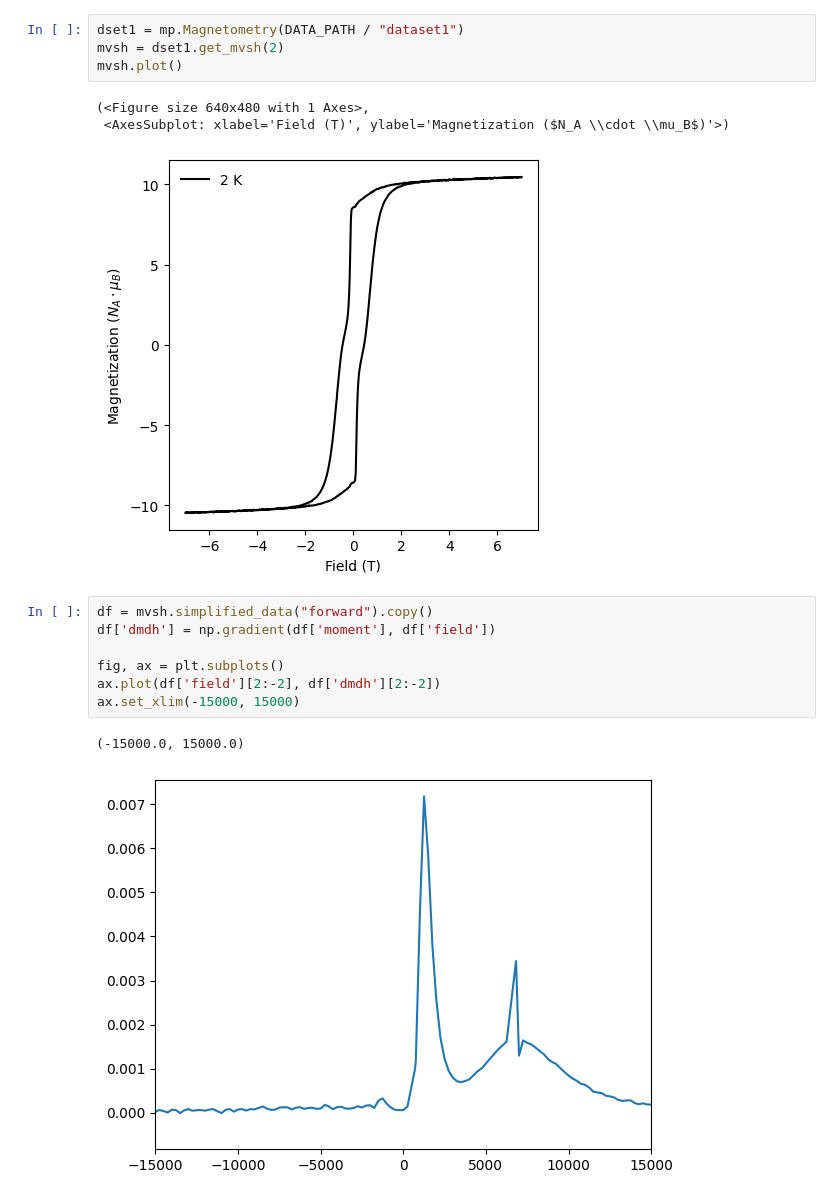
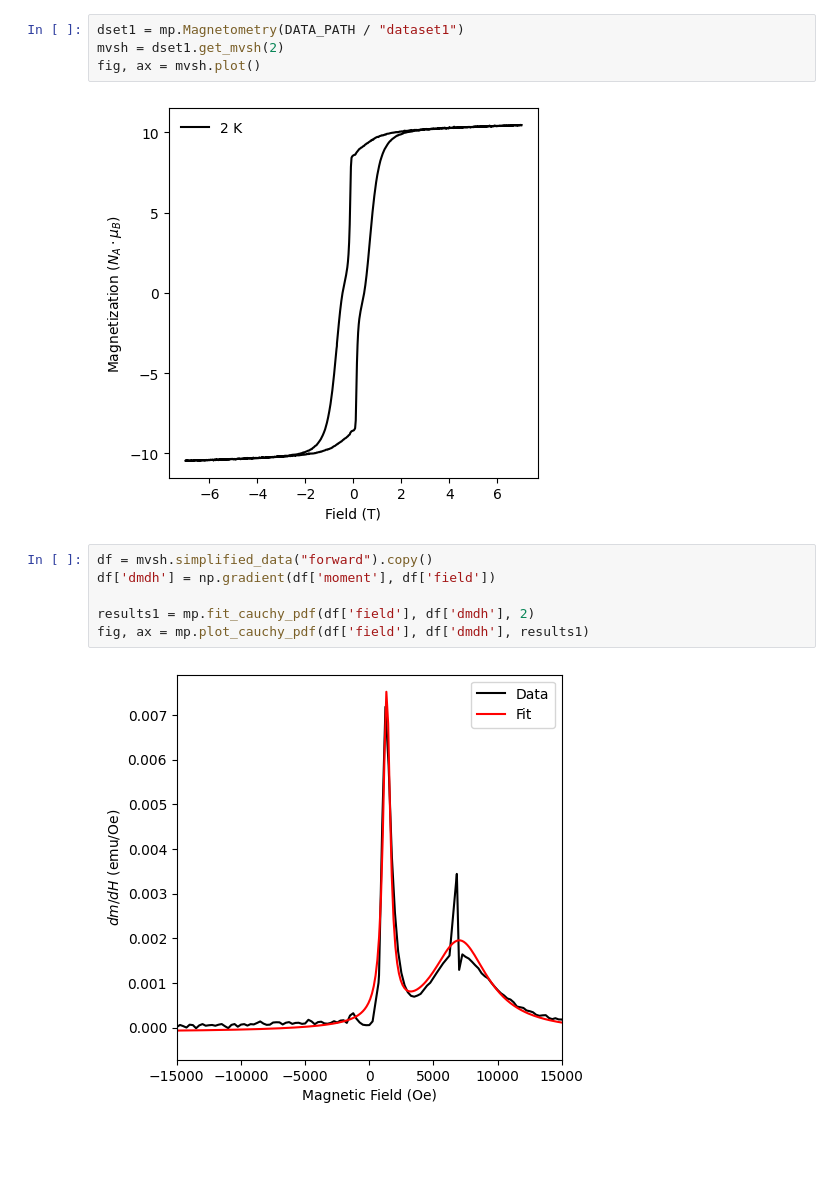
Before and after one commit to RinehartGroup/MagnetoPy, a Jupyter notebook: docs/examples/cauchy.ipynb, the cells around one changed output. Cells and saved outputs as stored; diff of their text form; blank space fills up the shorter version.

```diff
--- a/docs/examples/cauchy.ipynb
+++ b/docs/examples/cauchy.ipynb
@@ -13,18 +11,14 @@ DATA_PATH = Path("../../tests/data/")
 # %%
 dset1 = mp.Magnetometry(DATA_PATH / "dataset1")
 mvsh = dset1.get_mvsh(2)
-mvsh.plot()
+fig, ax = mvsh.plot()
 # %% [output]
-(<Figure size 640x480 with 1 Axes>,
- <AxesSubplot: xlabel='Field (T)', ylabel='Magnetization ($N_A \\cdot \\mu_B$)'>)
 [figure]
 # %%
 df = mvsh.simplified_data("forward").copy()
 df['dmdh'] = np.gradient(df['moment'], df['field'])
 
-fig, ax = plt.subplots()
-ax.plot(df['field'][2:-2], df['dmdh'][2:-2])
-ax.set_xlim(-15000, 15000)
+results1 = mp.fit_cauchy_pdf(df['field'], df['dmdh'], 2)
+fig, ax = mp.plot_cauchy_pdf(df['field'], df['dmdh'], results1)
 # %% [output]
-(-15000.0, 15000.0)
-[figure, old version]
+[figure, new version]
```
Also changed, not shown: parts of 12 cells of this notebook, 4 other files.
